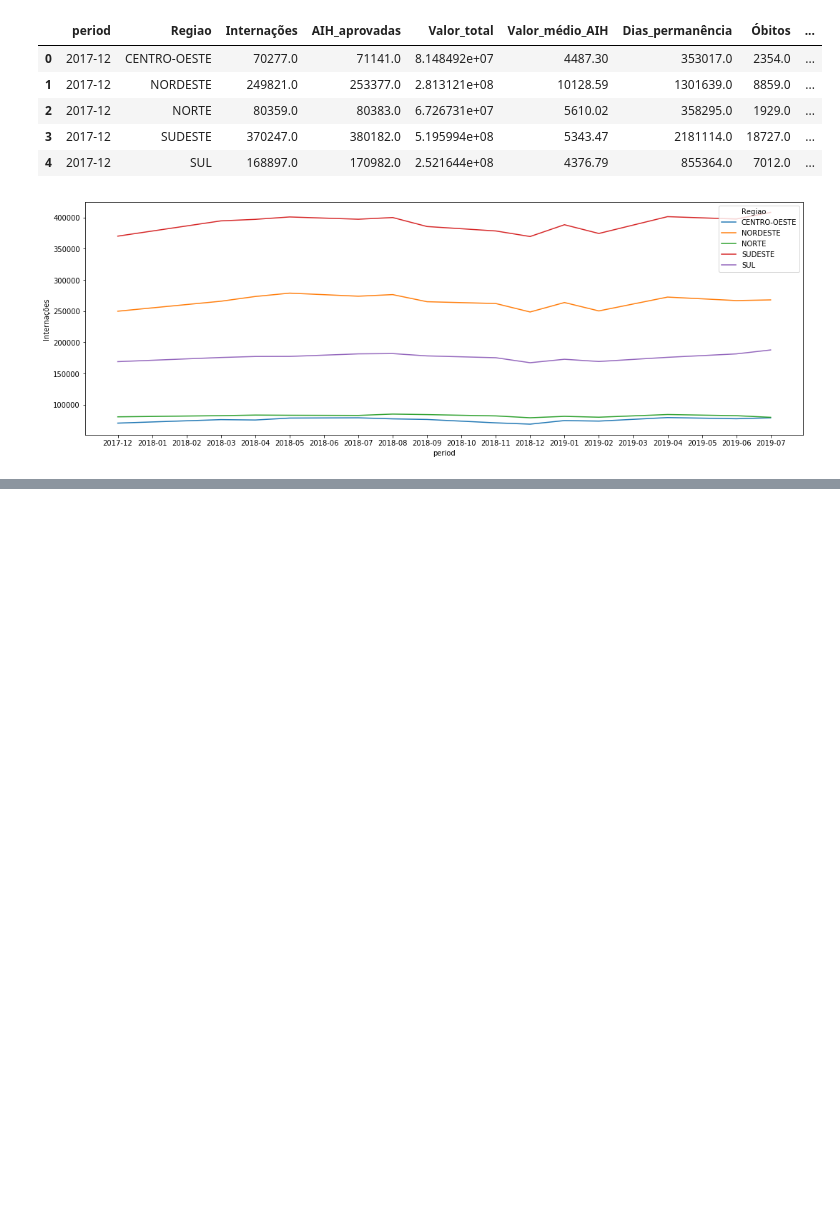
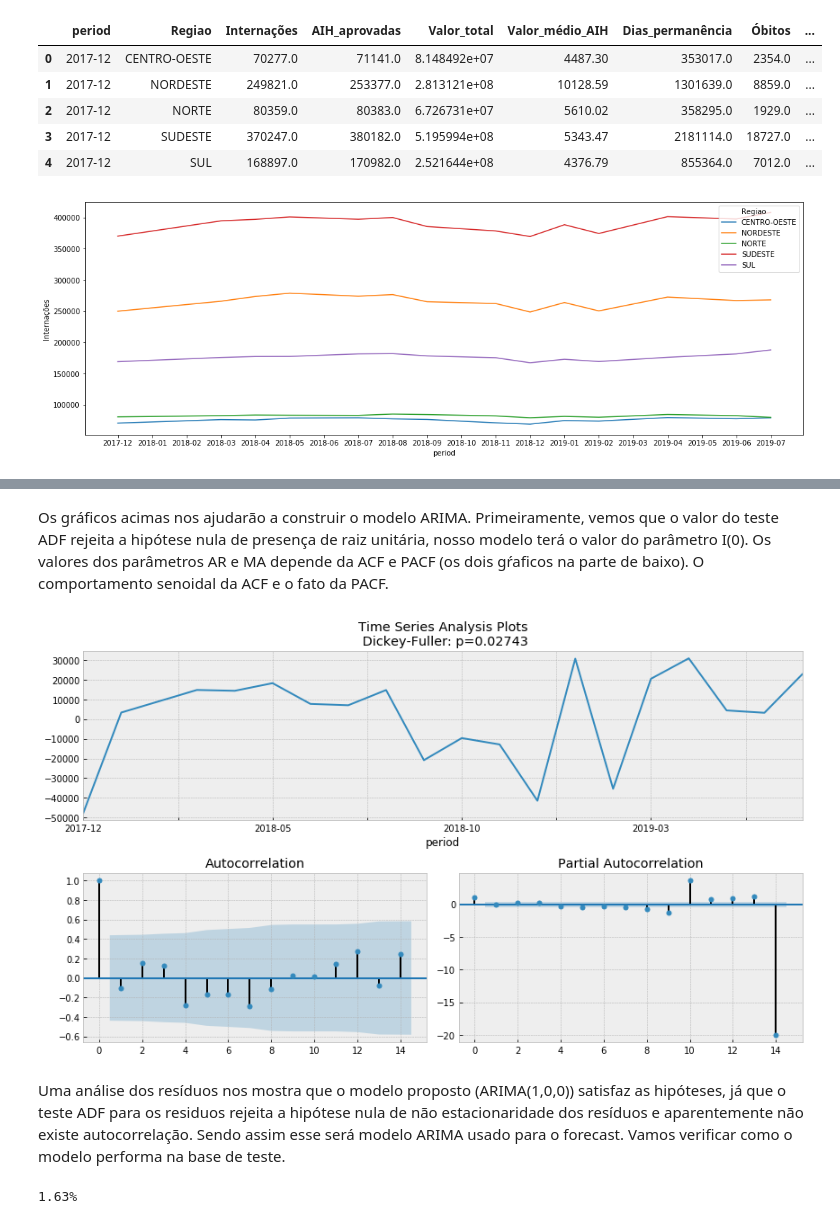
Before and after one commit to leshiota/case_sulamerica, a Jupyter notebook: notebooks/analise.ipynb, the cells around one changed output, grey strips where cells are left out. Cells and saved outputs as stored; diff of their text form; code cells hidden in the pictures; blank space fills up the shorter version.

```diff
--- a/notebooks/analise.ipynb
+++ b/notebooks/analise.ipynb
@@ -310,0 +341,22 @@ sns.lineplot(x='period', y='Internações',
+# %% [markdown]
+Os gráficos acimas nos ajudarão a construir o modelo ARIMA. Primeiramente, vemos que o valor do teste ADF rejeita a hipótese nula de presença de raiz unitária, nosso modelo terá o valor do parâmetro I(0). Os valores dos parâmetros AR e MA depende da ACF e PACF (os dois gŕaficos na parte de baixo). O comportamento senoidal da ACF e o fato da PACF.
+# %%
+# fit model
+model = ARIMA(y,order=(1,0,0))
+model_ARIMA_fit = model.fit(disp=False)
+model_ARIMA_forecast = model_ARIMA_fit.forecast(6)
+model_ARIMA_fitted = model_ARIMA_fit.fittedvalues
+model_ARIMA_resid = model_ARIMA_fit.resid
+sl.tsplot(y=model_ARIMA_resid)
+# %% [output]
+[figure, added]
+# %% [markdown]
+Uma análise dos resíduos nos mostra que o modelo proposto (ARIMA(1,0,0)) satisfaz as hipóteses, já que o teste ADF para os residuos rejeita a hipótese nula de não estacionaridade dos resíduos e aparentemente não existe autocorrelação. Sendo assim esse será  modelo ARIMA usado para o forecast. Vamos verificar como o modelo performa na base de teste.
+# %%
+# test ARIMA model in holdout sample
+model_v = ARIMA(X_train['Internações'],order=(1,0,0))
+model_v_fit = model_v.fit()
+y_pred = model_v_fit.forecast(X_test.shape[0])[0]
+print(str(round(sl.mape_error(X_test['Internações'],y_pred),2))+"%");
+# %% [output]
+1.63%
```
Also changed, not shown: parts of 36 cells of this notebook, 6 other files.
